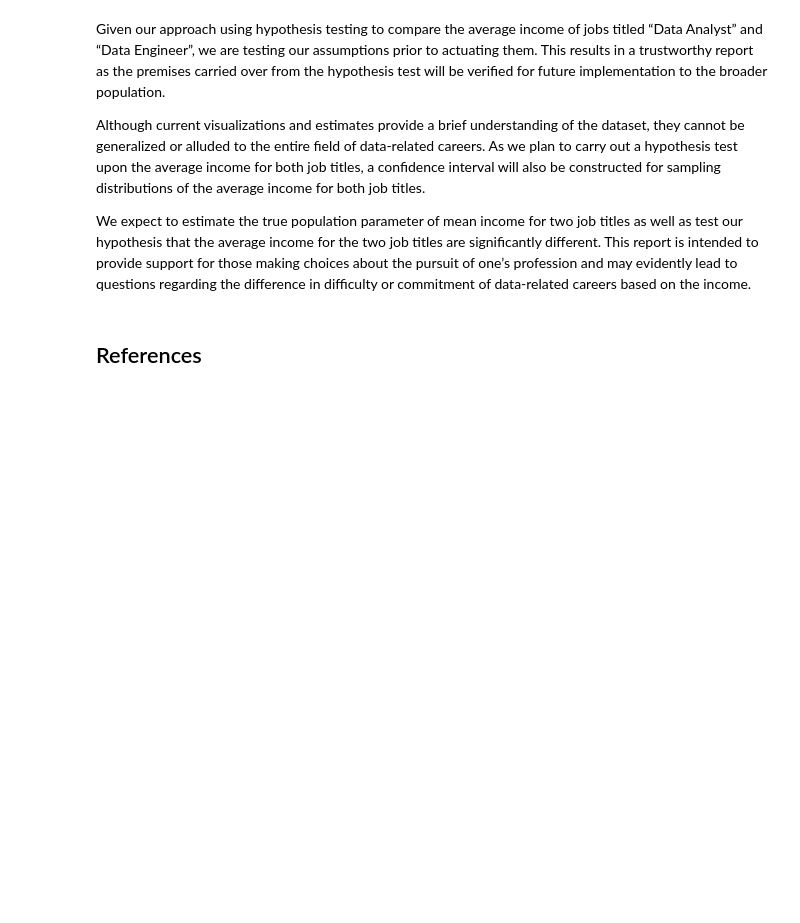
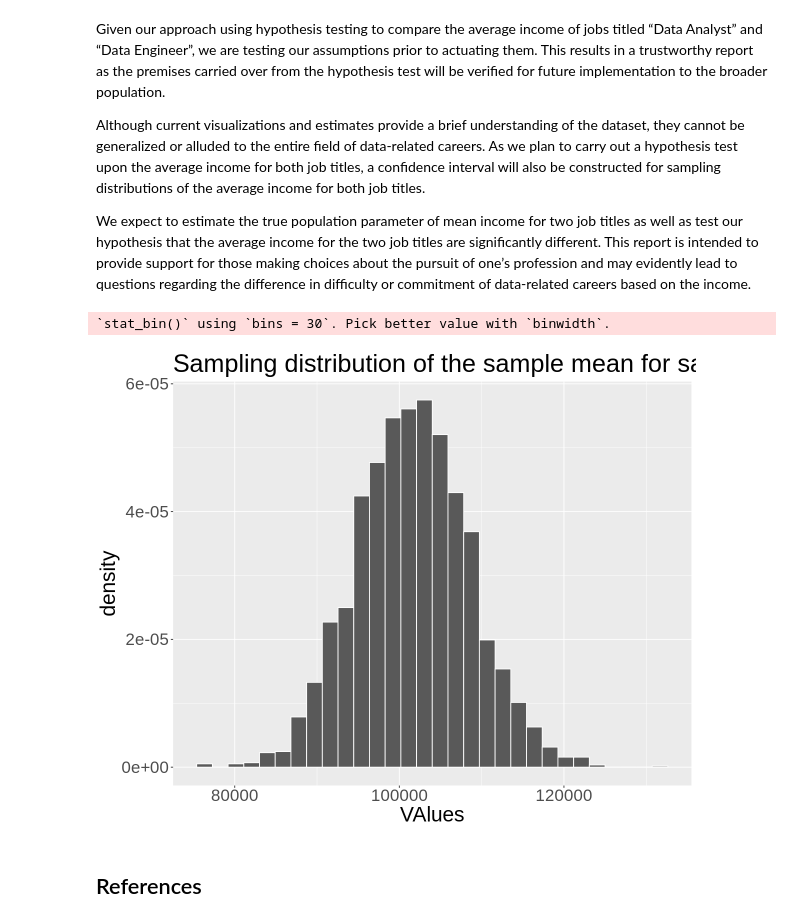
Before and after one commit to aaryan-rampal/stat-201-project, a Jupyter notebook: proposal.ipynb, the cells around one changed output. Saved outputs shown, nothing was run; the diff lists cells and outputs as text; code cells hidden in the pictures; blank space fills up the shorter version.

```diff
--- a/proposal.ipynb
+++ b/proposal.ipynb
@@ -123,6 +139,26 @@ Given our approach using hypothesis testing to compare the average income of job
 Although current visualizations and estimates provide a brief understanding of the dataset, they cannot be generalized or alluded to the entire field of data-related careers. As we plan to carry out a hypothesis test upon the average income for both job titles, a confidence interval will also be constructed for sampling distributions of the average income for both job titles.
 
 We expect to estimate the true population parameter of mean income for two job titles as well as test our hypothesis that the average income for the two job titles are significantly different. This report is intended to provide support for those making choices about the pursuit of one’s profession and may evidently lead to questions regarding the difference in difficulty or commitment of data-related careers based on the income.
+# %%
+#salary  <-
+
+salary_samples_clt <- salary |>
+   rep_sample_n(reps = 3000, size = 50)
+# %%
+salary_dist_clt <-
+    salary_samples_clt %>%
+    group_by(replicate) %>%
+    summarise(sample_mean = mean(salary_in_usd), `.groups` = "drop") %>%
+    ggplot() +
+    geom_histogram(aes(x = sample_mean, y = ..density..), color="white") +
+    theme(text = element_text(size = 25))+
+    xlab("VAlues") +
+    ggtitle("Sampling distribution of the sample mean for samples of size 10 from Weird Population.")
+
+salary_dist_clt
+# %% [output]
+`stat_bin()` using `bins = 30`. Pick better value with `binwidth`.
+[figure, added]
 # %% [markdown]
 ## References
 # %% [markdown]
```
Also changed, not shown: parts of 1 cell of this notebook.
